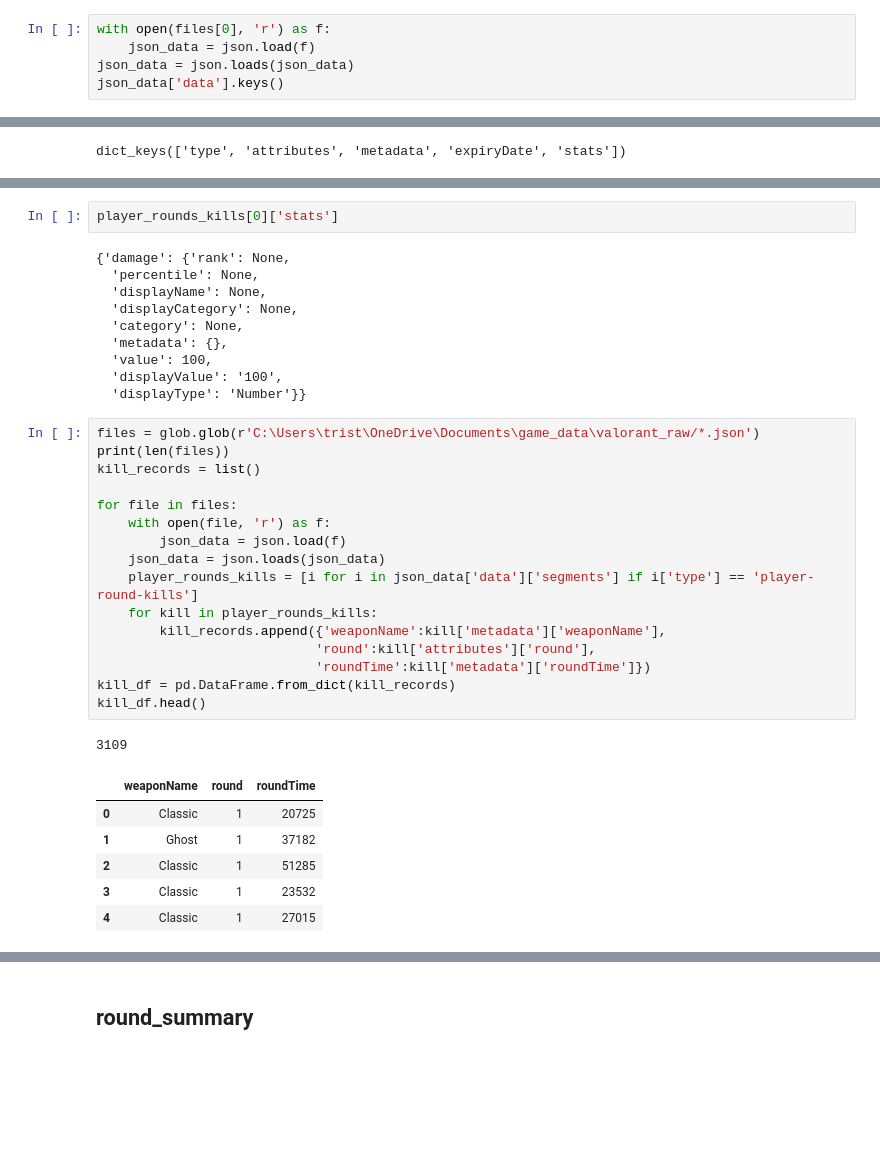
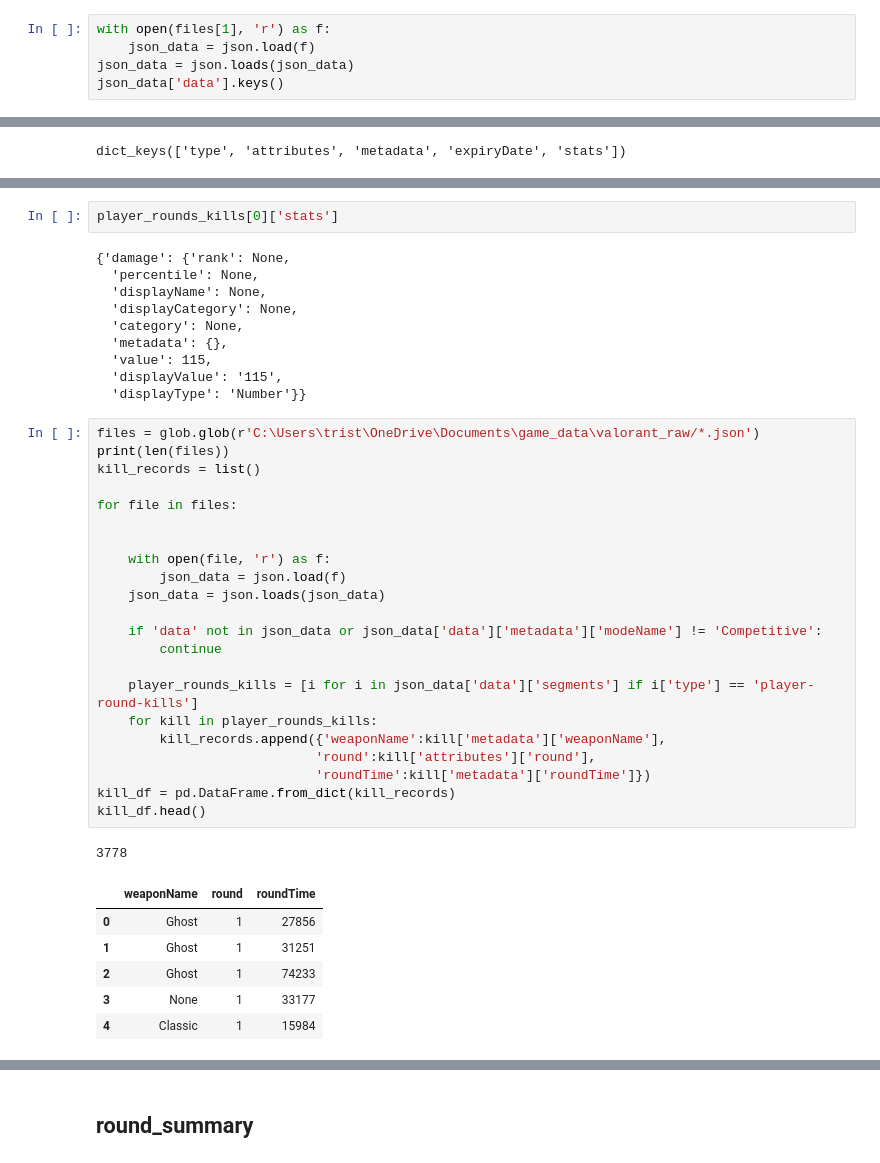
Before and after one commit to tristan00/gaming_analysis, a Jupyter notebook: analysis/valorant.ipynb, the cells around one changed output, grey strips where cells are left out. Drawn from its saved outputs; the diff is of its cells as text; blank space fills up the shorter version.

```diff
--- a/analysis/valorant.ipynb
+++ b/analysis/valorant.ipynb
@@ -20,5 +20,5 @@ len(files)
 # %%
-with open(files[0], 'r') as f:
+with open(files[1], 'r') as f:
     json_data = json.load(f)
 json_data = json.loads(json_data)
 json_data['data'].keys()
@@ -120,33 +120,39 @@ player_rounds_kills[0]['stats']
   'displayCategory': None,
   'category': None,
   'metadata': {},
-  'value': 100,
-  'displayValue': '100',
+  'value': 115,
+  'displayValue': '115',
   'displayType': 'Number'}}
 # %%
 files = glob.glob(r'C:\Users\trist\OneDrive\Documents\game_data\valorant_raw/*.json')
 print(len(files))
 kill_records = list()
 
 for file in files:
+
+
     with open(file, 'r') as f:
         json_data = json.load(f)
     json_data = json.loads(json_data)
+
+    if 'data' not in json_data or json_data['data']['metadata']['modeName'] != 'Competitive':
+        continue
+
     player_rounds_kills = [i for i in json_data['data']['segments'] if i['type'] == 'player-round-kills']
     for kill in player_rounds_kills:
         kill_records.append({'weaponName':kill['metadata']['weaponName'],
                             'round':kill['attributes']['round'],
                             'roundTime':kill['metadata']['roundTime']})
 kill_df = pd.DataFrame.from_dict(kill_records)
 kill_df.head()
 # %% [output]
-3109
+3778
 |  | weaponName | round | roundTime |
-| 0 | Classic | 1 | 20725 |
-| 1 | Ghost | 1 | 37182 |
-| 2 | Classic | 1 | 51285 |
-| 3 | Classic | 1 | 23532 |
-| 4 | Classic | 1 | 27015 |
+| 0 | Ghost | 1 | 27856 |
+| 1 | Ghost | 1 | 31251 |
+| 2 | Ghost | 1 | 74233 |
+| 3 | None | 1 | 33177 |
+| 4 | Classic | 1 | 15984 |
 # %%
 kill_df['weaponName'].value_counts().index.tolist()
 # %% [output]
```
Also changed, not shown: parts of 61 cells of this notebook, 2 other files.
